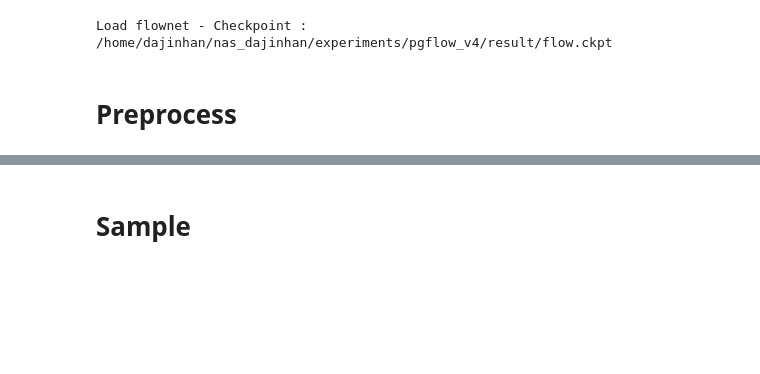
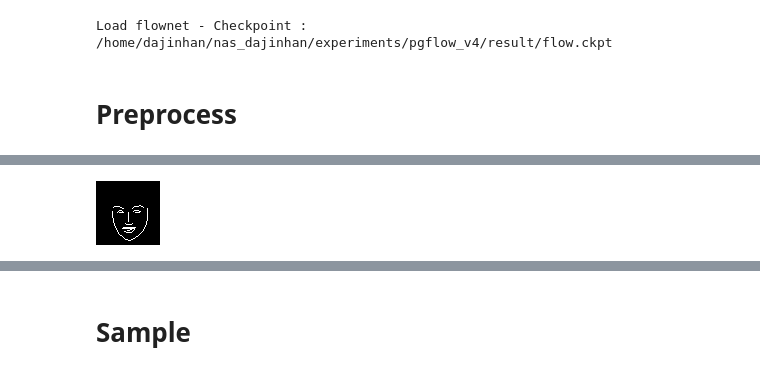
Before and after one commit to dajinstory/pose-guided-flow, a Jupyter notebook: src/demo.ipynb, the cells around one changed output, grey strips where cells are left out. Cells and saved outputs as stored; diff of their text form; code cells hidden in the pictures; blank space fills up the shorter version.

```diff
--- a/src/demo.ipynb
+++ b/src/demo.ipynb
@@ -106,0 +132,3 @@ def sample_grid(x, n_row):
+# %%
+im_s = ptt(Image.open('/home/dajinhan/nas_dajinhan/datasets/CelebAHQ/resized64x64/00002.png')).reshape(1,3,64,64).cuda()
+im_t = ptt(Image.open('/home/dajinhan/nas_dajinhan/datasets/CelebAHQ/resized64x64/00009.png')).reshape(1,3,64,64).cuda()
@@ -106,0 +139,28 @@ def sample_grid(x, n_row):
+# %%
+im_s_resized = T.Resize(112, interpolation=InterpolationMode.BICUBIC, antialias=True)(im_s)
+im_t_resized = T.Resize(112, interpolation=InterpolationMode.BICUBIC, antialias=True)(im_t)
+
+ldmk_s, f5p_s = landmark_detector(im_s_resized) # input: (0,1)
+ldmk_t, f5p_t = landmark_detector(im_t_resized) # input: (0,1)
+
+w_s, _, _, _, _ = flow.forward(*preprocess_batch(im_s, ldmk_s[0]))
+w_t, _, _, _, _ = flow.forward(*preprocess_batch(im_t, ldmk_t[0]))
+# %%
+def new_draw_edge(ldmk, img_size=112):
+        n_partials = [17, 5, 5, 4, 5, 6, 6, 12, 8] # uface, lbrow, rbrow, hnose, wnose, leye, reye, mouth_out, mouth_in
+        img  = Image.new( mode = "L", size = (img_size, img_size) )
+        draw = ImageDraw.Draw(img)
+
+        idx=0
+        for n_partial in n_partials:
+            x_s, y_s = torch.floor(ldmk[idx] * img_size)
+            for x_e, y_e in ldmk[idx+1:idx+n_partial]:
+                x_e = torch.floor(x_e * img_size)
+                y_e = torch.floor(y_e * img_size)
+                draw.line((x_s, y_s, x_e, y_e), fill=255)
+                x_s, y_s = x_e, y_e
+            idx += n_partial
+
+        return img
+# %%
+edgemap = new_draw_edge(ldmk_s[0], img_size=64)
@@ -106,0 +193,4 @@ def sample_grid(x, n_row):
+# %%
+ttp(edgemap/255)
+# %% [output]
+[figure, added]
```
Also changed, not shown: parts of 53 cells of this notebook, 44 other files.
